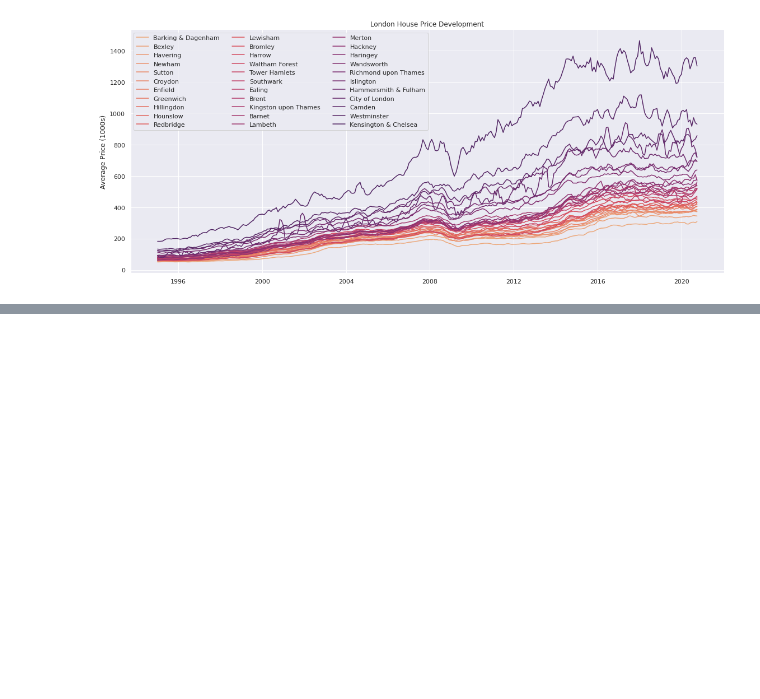
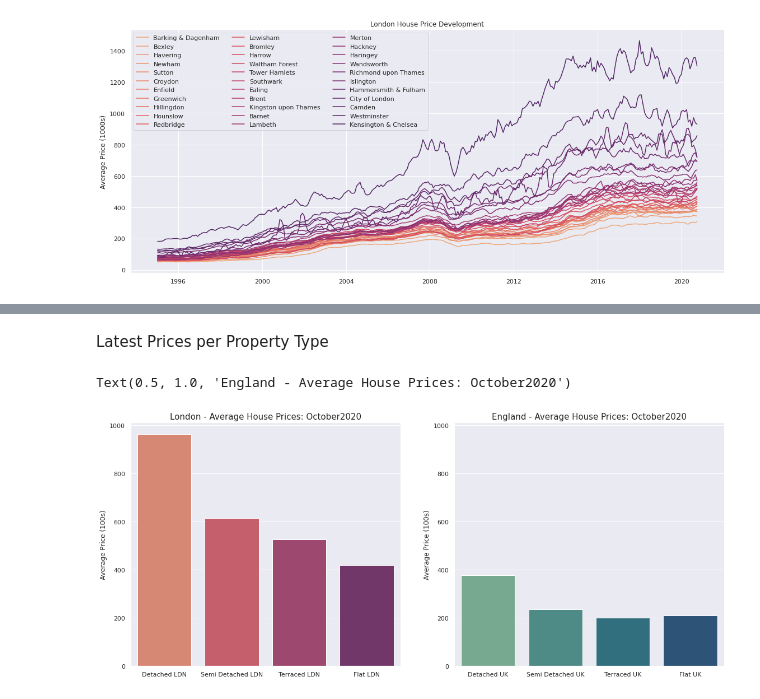
Before and after one commit to kohl-carmen/London-Housing, a Jupyter notebook: London_Housing.ipynb, the cells around one changed output, grey strips where cells are left out. Cells and saved outputs as stored; diff of their text form; code cells hidden in the pictures; blank space fills up the shorter version.

```diff
--- a/London_Housing.ipynb
+++ b/London_Housing.ipynb
@@ -147,0 +215,24 @@ Text(0, 0.5, 'Average Price (1000s)')
+# %% [markdown]
+Latest Prices per Property Type
+# %%
+plt.subplot(1, 2, 1)
+to_plot = df_by_type[['Detached LDN','Semi Detached LDN','Terraced LDN','Flat LDN']]
+to_plot = to_plot.drop(to_plot.index[0:rows-1])
+b = sns.barplot(data=to_plot,palette='flare')
+yl = b.get_ylim()
+b.set_ylabel('Average Price (1000s)')
+b.set_title('London - Average House Prices: '+ df_by_type.index[-1].month_name() +
+            str(df_by_type.index[-1].year),  fontdict={'fontsize': 15})
+
+
+plt.subplot(1, 2, 2)
+to_plot = df_by_type[['Detached UK','Semi Detached UK','Terraced UK','Flat UK']]
+to_plot = to_plot.drop(to_plot.index[0:rows-1])
+b = sns.barplot(data=to_plot,palette='crest')
+b.set_ylim(yl)
+b.set_ylabel('Average Price (1000s)')
+b.set_title('England - Average House Prices: '+ df_by_type.index[-1].month_name() +
+            str(df_by_type.index[-1].year),  fontdict={'fontsize': 15})
+# %% [output]
+Text(0.5, 1.0, 'England - Average House Prices: October2020')
+[figure, added]
```
Also changed, not shown: parts of 13 cells of this notebook.
